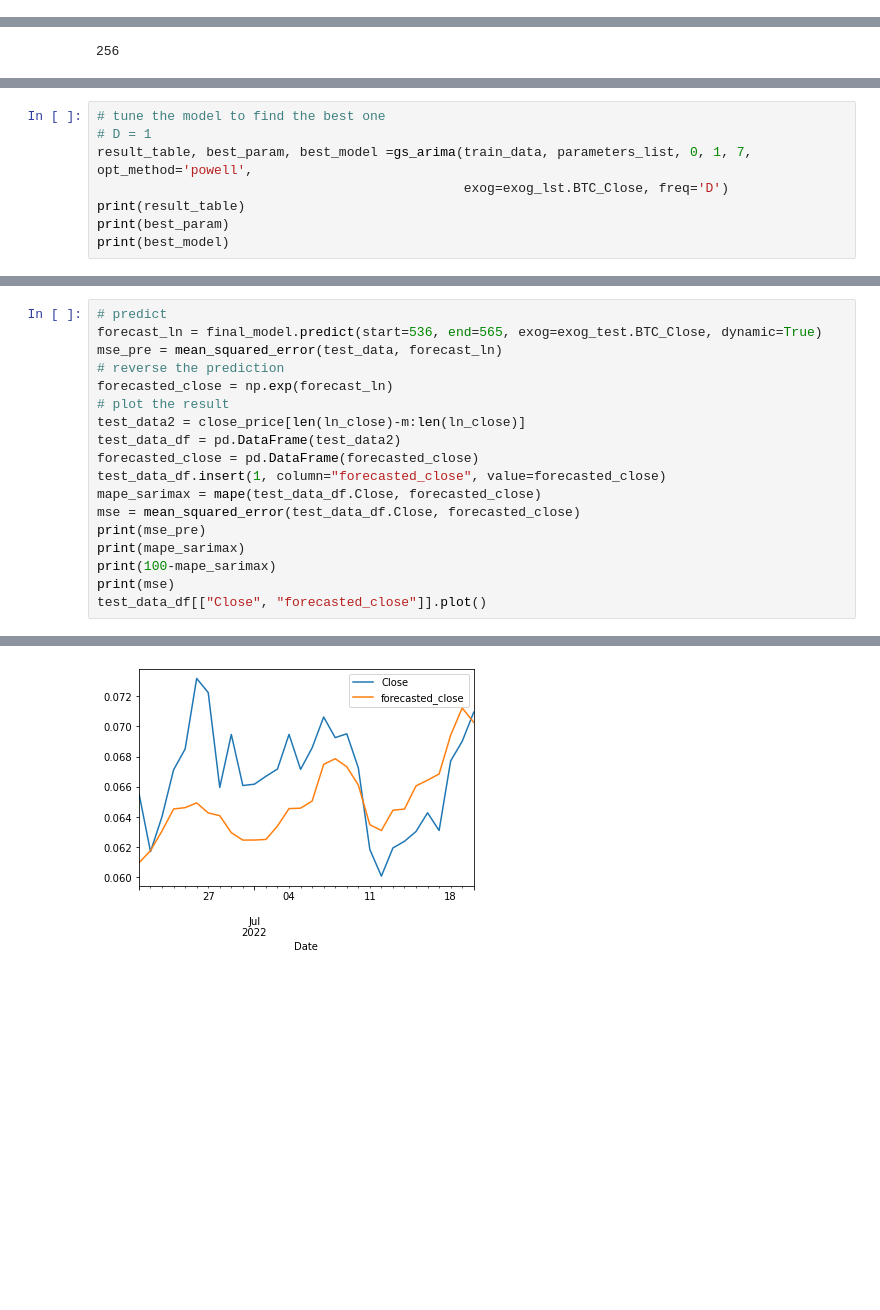
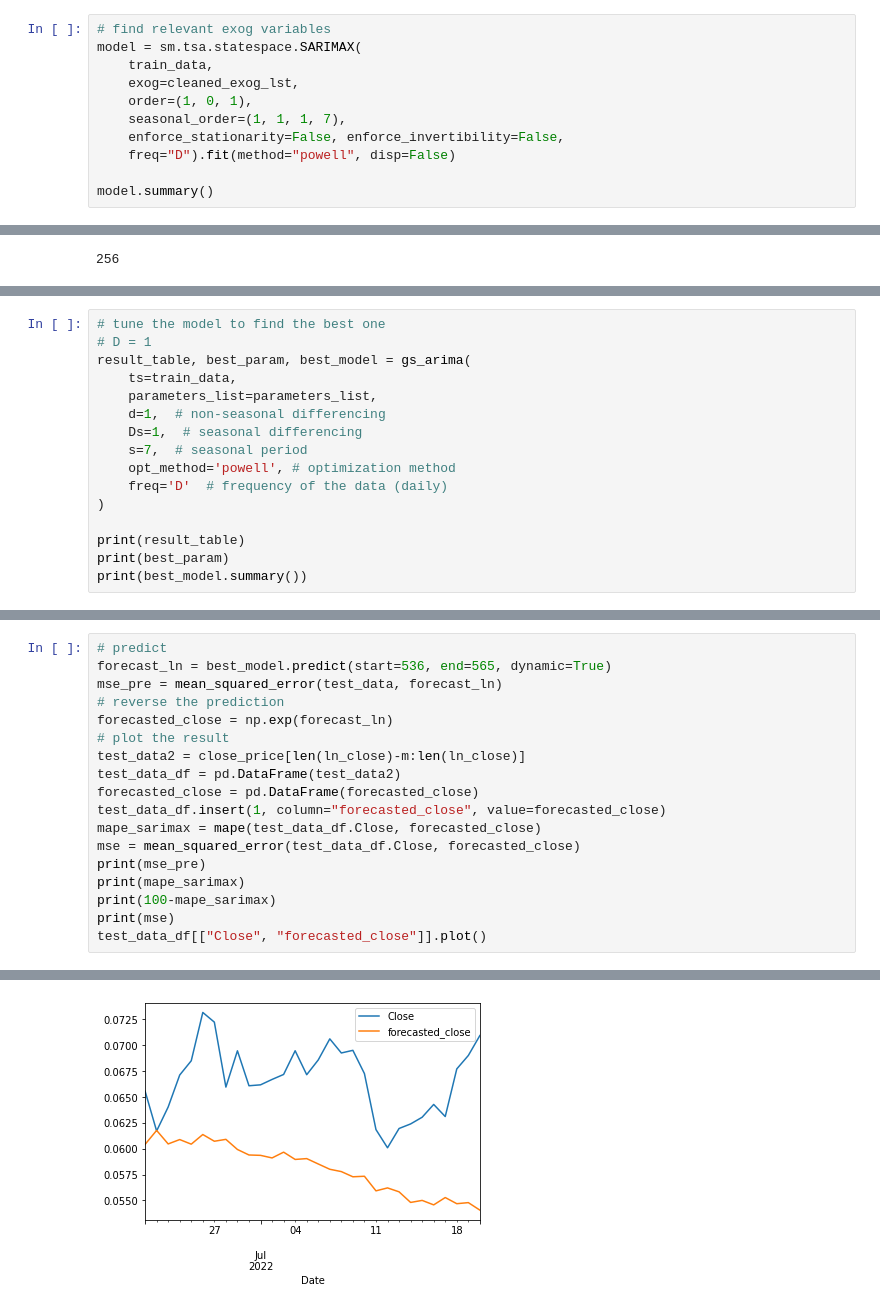
Before and after one commit to Phyllis-yuanhan/SURP-Time-Series-in-Cryptocurrency--Machine-Learning, a Jupyter notebook: SARIMAX.ipynb, the cells around one changed output, grey strips where cells are left out. Drawn from its saved outputs; the diff is of its cells as text; blank space fills up the shorter version.

```diff
--- a/SARIMAX.ipynb
+++ b/SARIMAX.ipynb
@@ -181,0 +165,11 @@ Warnings:
+# %%
+# find relevant exog variables
+model = sm.tsa.statespace.SARIMAX(
+    train_data,
+    exog=cleaned_exog_lst,
+    order=(1, 0, 1),
+    seasonal_order=(1, 1, 1, 7),
+    enforce_stationarity=False, enforce_invertibility=False,
+    freq="D").fit(method="powell", disp=False)
+
+model.summary()
@@ -242,10 +275,18 @@ exog_test = merge_df2.iloc[: , 1:]
 # %%
 # tune the model to find the best one
 # D = 1
-result_table, best_param, best_model =gs_arima(train_data, parameters_list, 0, 1, 7, opt_method='powell',
-                                               exog=exog_lst.BTC_Close, freq='D')
+result_table, best_param, best_model = gs_arima(
+    ts=train_data,
+    parameters_list=parameters_list,
+    d=1,  # non-seasonal differencing
+    Ds=1,  # seasonal differencing
+    s=7,  # seasonal period
+    opt_method='powell', # optimization method
+    freq='D'  # frequency of the data (daily)
+)
+
 print(result_table)
 print(best_param)
-print(best_model)
+print(best_model.summary())
 # %% [output]
        parameters          aic
@@ -305,6 +339,6 @@ Warnings:
 # %%
 # predict
-forecast_ln = final_model.predict(start=536, end=565, exog=exog_test.BTC_Close, dynamic=True)
+forecast_ln = best_model.predict(start=536, end=565, dynamic=True)
 mse_pre = mean_squared_error(test_data, forecast_ln)
 # reverse the prediction
 forecasted_close = np.exp(forecast_ln)
@@ -329 +363 @@ test_data_df[["Close", "forecasted_close"]].plot()
-[figure, old version]
+[figure, new version]
```
Also changed, not shown: parts of 15 cells of this notebook, 4 other files.
